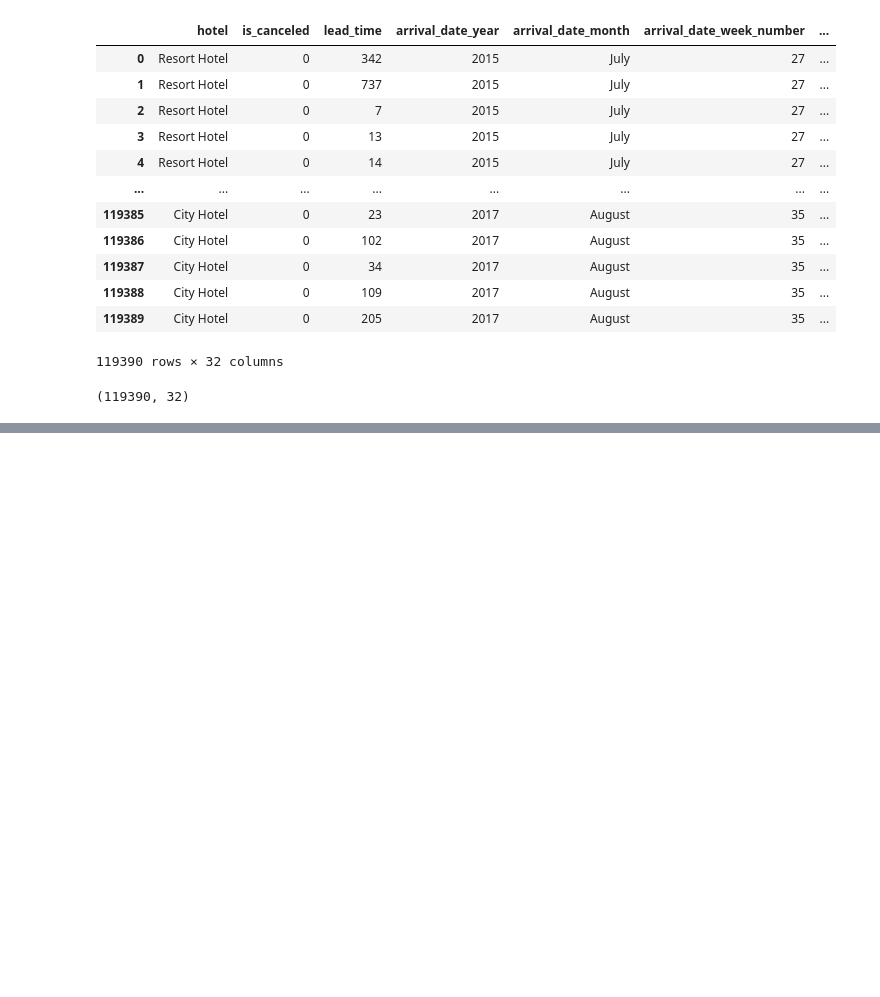
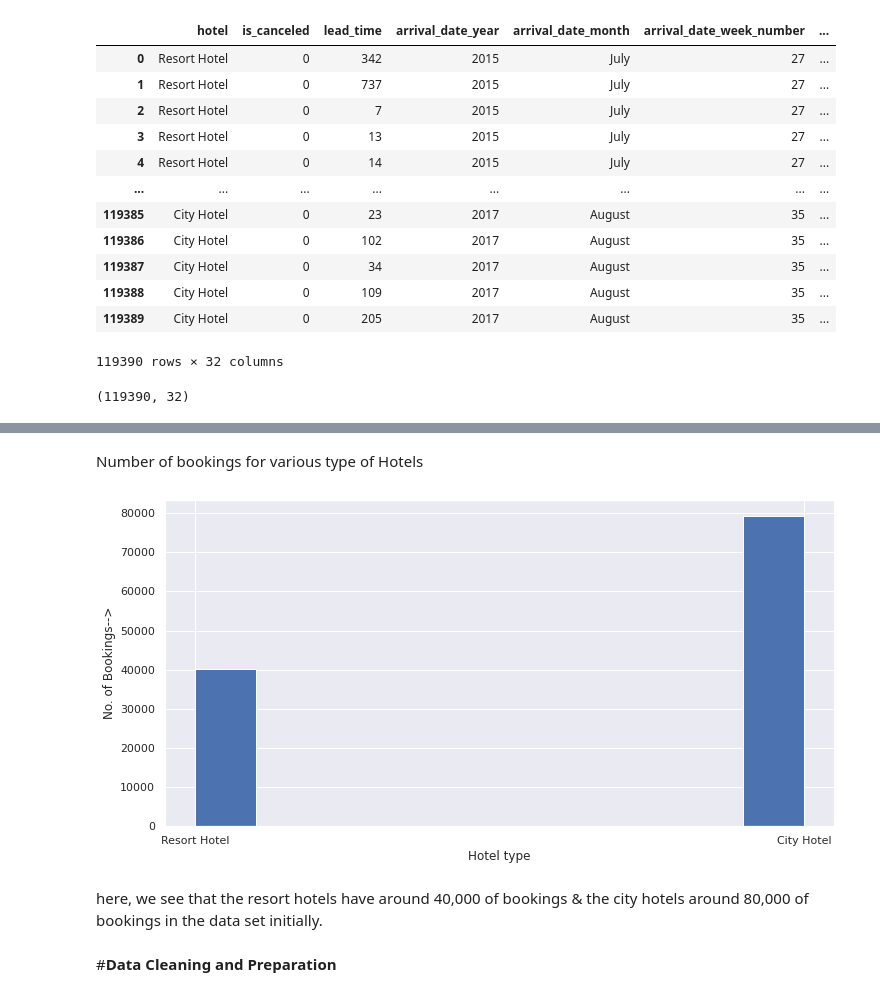
Before and after one commit to sm160388/hotel-booking-analysis, a Jupyter notebook: Hotel_Booking_Analysis_Capstone_Project.ipynb, the cells around one changed output, grey strips where cells are left out. Saved outputs shown, nothing was run; the diff lists cells and outputs as text; code cells hidden in the pictures; blank space fills up the shorter version.

```diff
--- a/Hotel_Booking_Analysis_Capstone_Project.ipynb
+++ b/Hotel_Booking_Analysis_Capstone_Project.ipynb
@@ -131,4 +53,0 @@ memory usage: 29.1+ MB
-# %%
-#Dropping duplicates
-data.duplicated().value_counts()
-data.drop_duplicates(keep=False,inplace=True)
@@ -137,10 +53,0 @@ Dropping columns
-# %%
-#Dropping data which does not make any sense
-data[data['children']+data['babies']+data['adults']==0]
-data.drop(data[data['children']+data['babies']+data['adults']==0].index,inplace=True)
-# %%
-#Changing dtype to its correct dtype
-data['reservation_status_date']=pd.to_datetime(data['reservation_status_date']).dt.date.astype('datetime64[ns]')
-data['children']=data['children'].astype(int)
-data['company']=data['company'].astype(int)
-data['agent']=data['agent'].astype(int)
@@ -153,0 +114,17 @@ Full form of meal type from the Meal column
+# %%
+#Changing dtype to its correct dtype
+data['Children']=data['Children'].astype(int)
+# %% [markdown]
+Number of bookings for various type of Hotels
+# %%
+fig, ax= plt.subplots(figsize=(12,6))
+ax.hist(data['Hotel'])
+ax.set_xlabel('Hotel type')
+ax.set_ylabel('No. of Bookings-->')
+plt.show()
+# %% [output]
+[figure, added]
+# %% [markdown]
+here, we see that the resort hotels have around 40,000 of bookings & the city hotels around 80,000 of bookings in the data set initially.
+# %% [markdown]
+#**Data Cleaning and** **Preparation**
```
Also changed, not shown: parts of 63 cells of this notebook.
